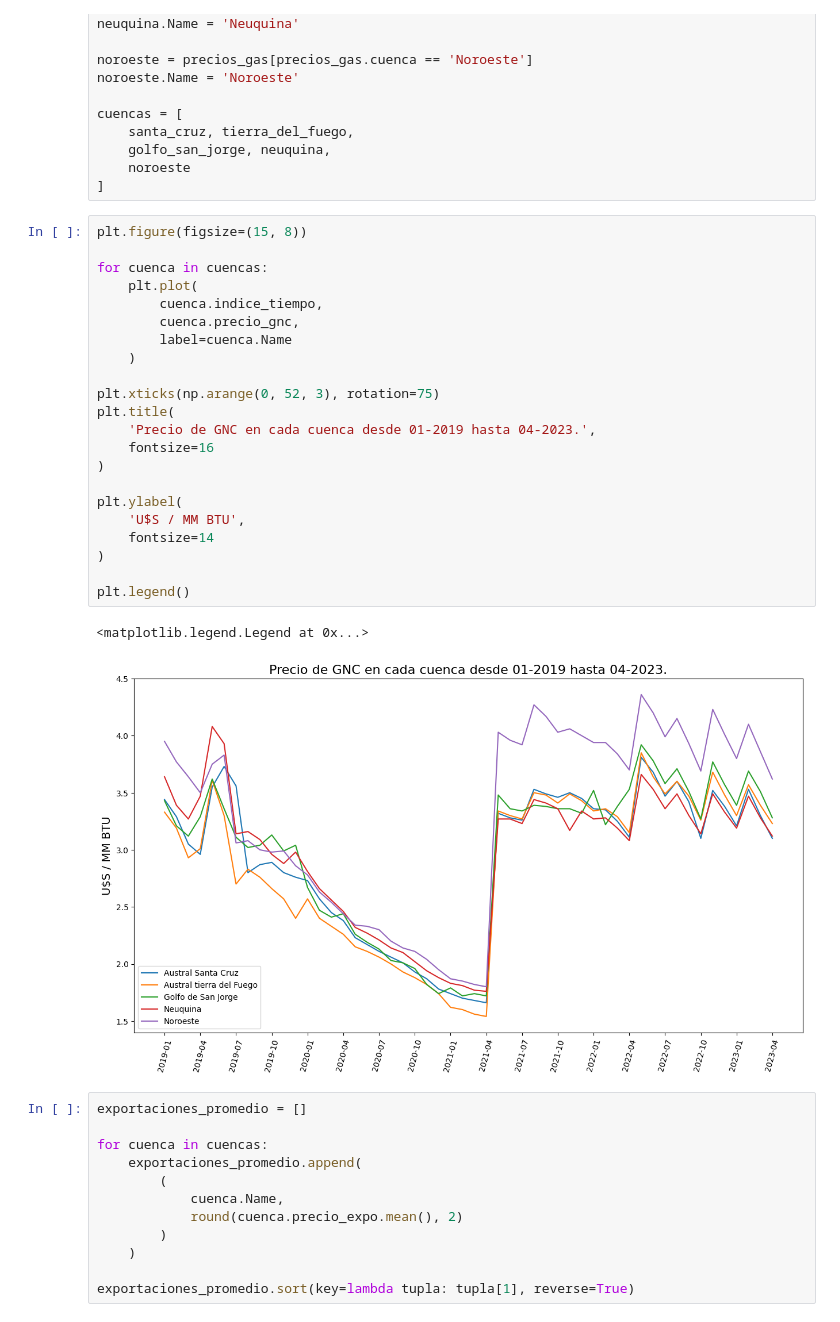
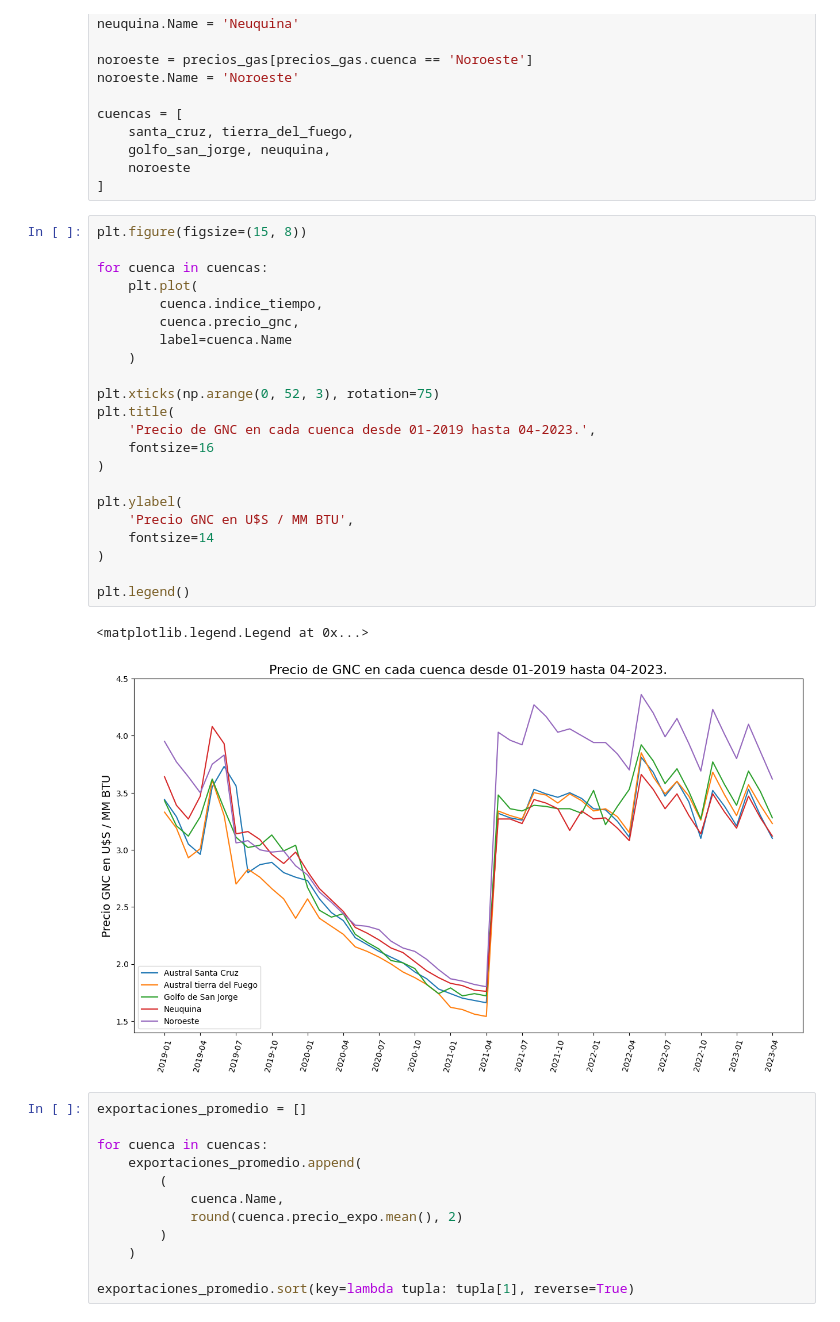
Before and after one commit to Isaiasgaray/fundamentos_final, a Jupyter notebook: TP_Final.ipynb, the cells around one changed output. Drawn from its saved outputs; the diff is of its cells as text.

```diff
--- a/TP_Final.ipynb
+++ b/TP_Final.ipynb
@@ -58,28 +57,28 @@ cuencas = [
 # %%
 plt.figure(figsize=(15, 8))
 
 for cuenca in cuencas:
     plt.plot(
         cuenca.indice_tiempo,
         cuenca.precio_gnc,
         label=cuenca.Name
     )
 
 plt.xticks(np.arange(0, 52, 3), rotation=75)
 plt.title(
     'Precio de GNC en cada cuenca desde 01-2019 hasta 04-2023.',
     fontsize=16
 )
 
 plt.ylabel(
-    'U$S / MM BTU',
+    'Precio GNC en U$S / MM BTU',
     fontsize=14
 )
 
 plt.legend()
 # %% [output]
 <matplotlib.legend.Legend at 0x...>
-[figure, old version]
+[figure, new version]
 # %%
 exportaciones_promedio = []
 
```
Also changed, not shown: parts of 13 cells of this notebook.
